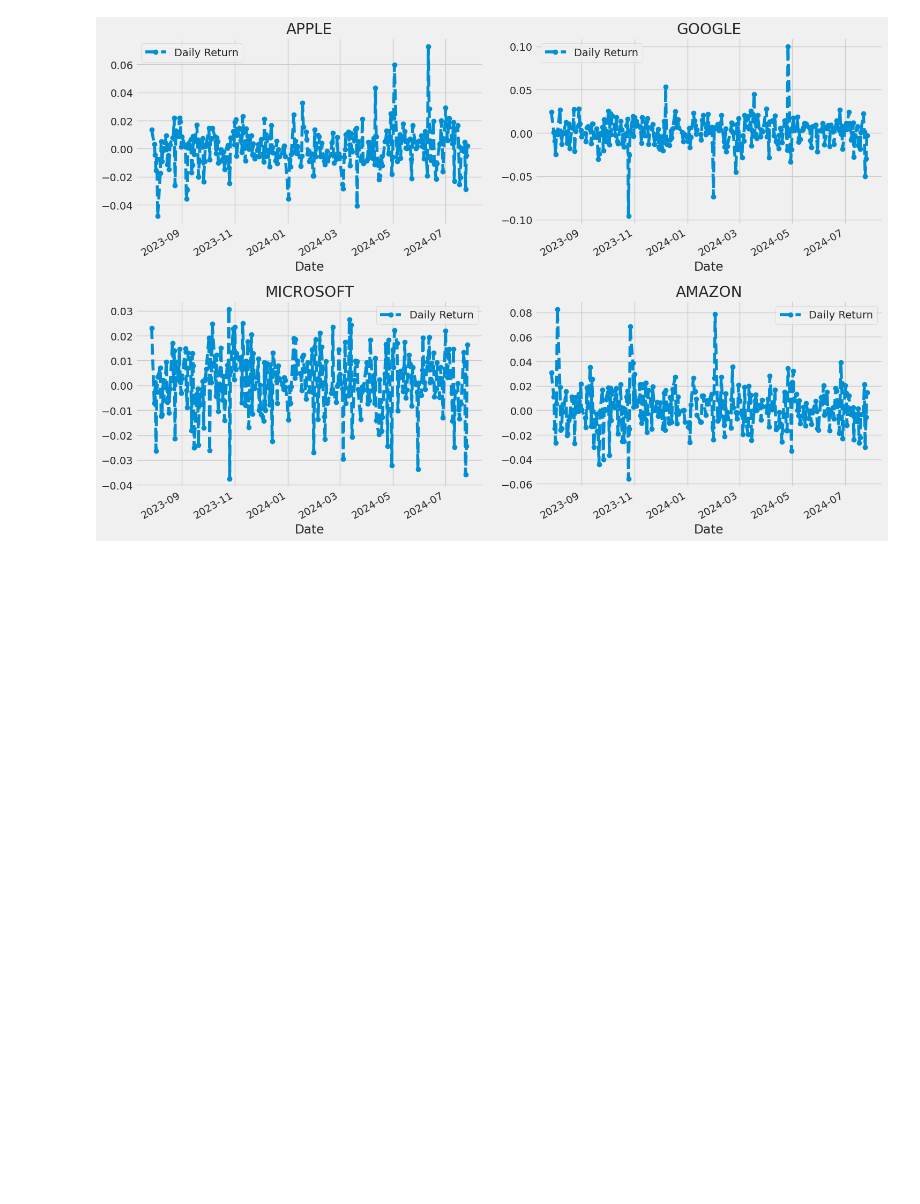
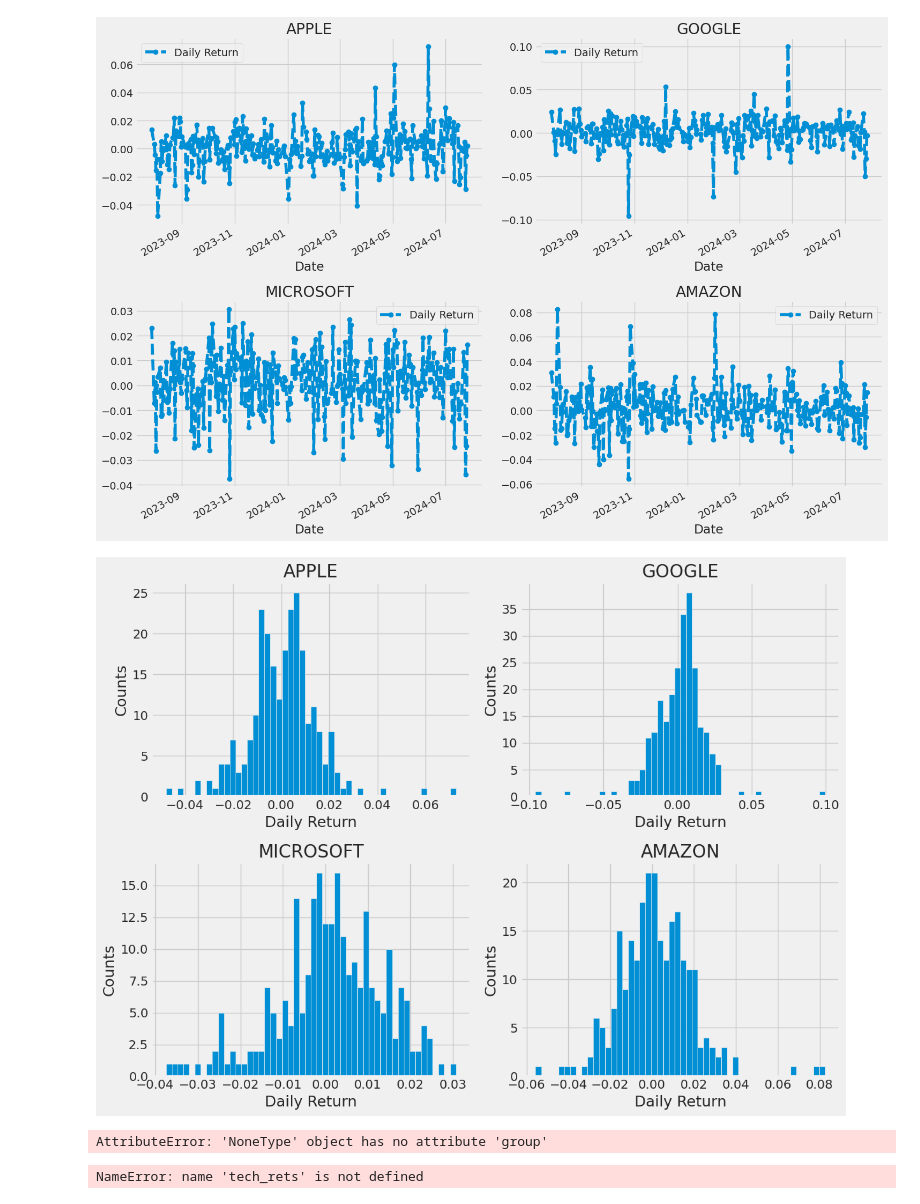
Before and after one commit to anumit-web/LSTM-Long-Short-Term-Memory-TensorFlow-tutorial-1, a Jupyter notebook: LSTM_TensorFlow_test_4.ipynb, the cells around one changed output. Cells and saved outputs as stored; diff of their text form; code cells hidden in the pictures; blank space fills up the shorter version.

```diff
--- a/LSTM_TensorFlow_test_4.ipynb
+++ b/LSTM_TensorFlow_test_4.ipynb
@@ -184,3 +184,26 @@ axes[1,1].set_title('AMAZON')
 fig.tight_layout()
 # %% [output]
 [figure]
+# %%
+plt.figure(figsize=(12, 9))
+
+for i, company in enumerate(company_list, 1):
+    plt.subplot(2, 2, i)
+    company['Daily Return'].hist(bins=50)
+    plt.xlabel('Daily Return')
+    plt.ylabel('Counts')
+    plt.title(f'{company_name[i - 1]}')
+
+plt.tight_layout()
+# %% [output]
+[figure, added]
+# %%
+# Grab all the closing prices for the tech stock list into one DataFrame
+
+closing_df = pdr.get_data_yahoo(tech_list, start=start, end=end)['Adj Close']
+
+# Make a new tech returns DataFrame
+tech_rets = closing_df.pct_change()
+tech_rets.head()
+# %% [output]
+AttributeError: 'NoneType' object has no attribute 'group'
@@ -186,0 +213,6 @@ fig.tight_layout()
+# %%
+
+# Comparing Google to itself should show a perfectly linear relationship
+sns.jointplot(x='GOOG', y='GOOG', data=tech_rets, kind='scatter', color='seagreen')
+# %% [output]
+NameError: name 'tech_rets' is not defined
```
Also changed, not shown: parts of 4 cells of this notebook.
